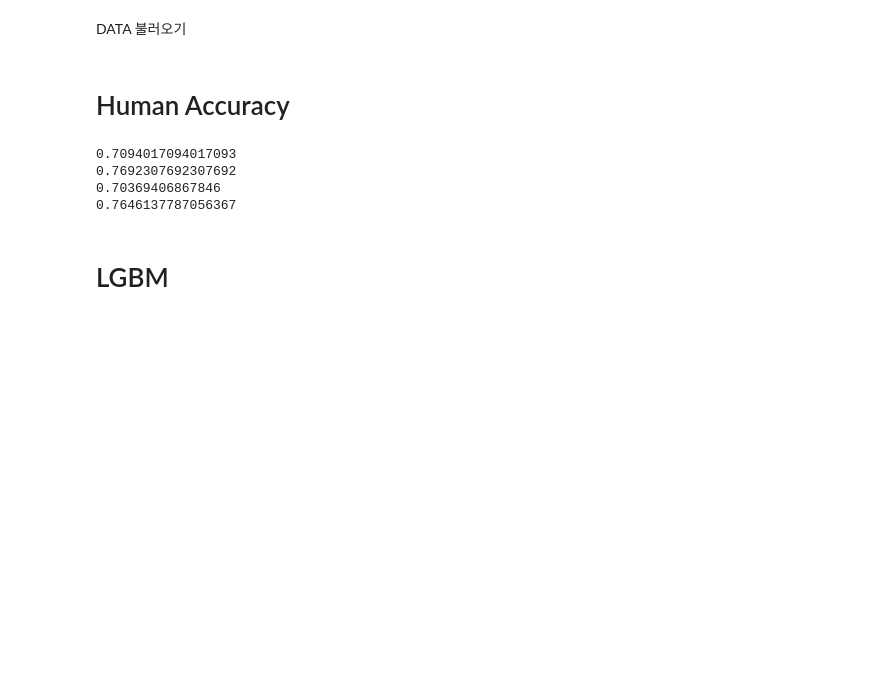
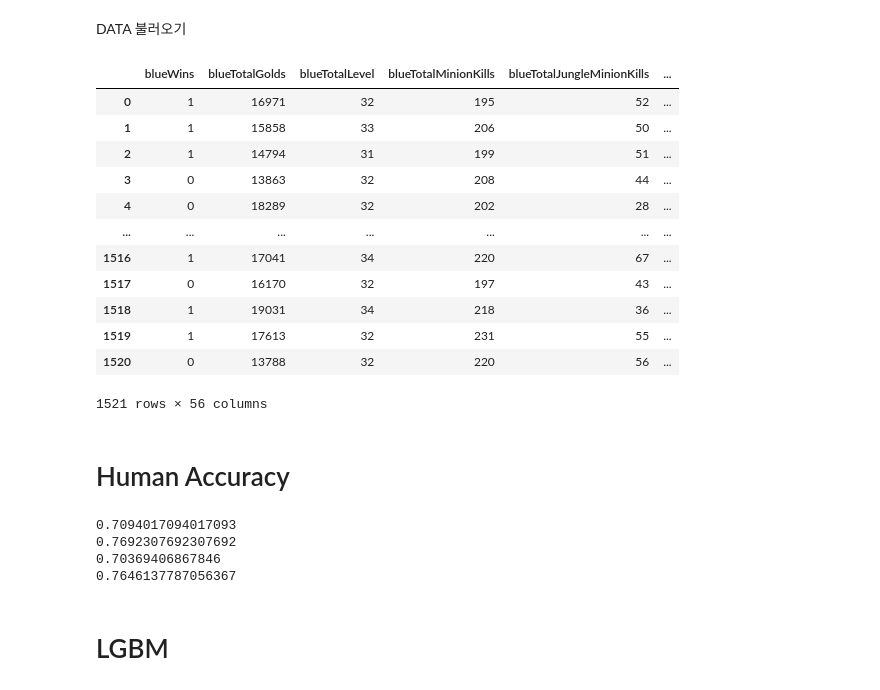
Before and after one commit to chomgid/esports_YSAL, a Jupyter notebook: LOL/CHANGWOOK/Model_final(GM).ipynb, the cells around one changed output. Drawn from its saved outputs; the diff is of its cells as text; code cells hidden in the pictures; blank space fills up the shorter version.

```diff
--- a/LOL/CHANGWOOK/Model_final(GM).ipynb
+++ b/LOL/CHANGWOOK/Model_final(GM).ipynb
@@ -30,6 +30,22 @@ gm15_drop = gm15_fix.drop("matchMin", axis=1)
 
 datas = [cl10_drop, cl15_drop, gm10_drop, gm15_drop]
 data_label = ["cl10", "cl15", "gm10", "gm15"]
+# %%
+cl10_fix
+# %% [output]
+|  | blueWins | blueTotalGolds | blueTotalLevel | blueTotalMinionKills | blueTotalJungleMinionKills | ... |
+| 0 | 1 | 16971 | 32 | 195 | 52 | ... |
+| 1 | 1 | 15858 | 33 | 206 | 50 | ... |
+| 2 | 1 | 14794 | 31 | 199 | 51 | ... |
+| 3 | 0 | 13863 | 32 | 208 | 44 | ... |
+| 4 | 0 | 18289 | 32 | 202 | 28 | ... |
+| ... | ... | ... | ... | ... | ... | ... |
+| 1516 | 1 | 17041 | 34 | 220 | 67 | ... |
+| 1517 | 0 | 16170 | 32 | 197 | 43 | ... |
+| 1518 | 1 | 19031 | 34 | 218 | 36 | ... |
+| 1519 | 1 | 17613 | 32 | 231 | 55 | ... |
+| 1520 | 0 | 13788 | 32 | 220 | 56 | ... |
+1521 rows × 56 columns
 # %% [markdown]
 # Human Accuracy
 # %%
```
Also changed, not shown: parts of 5 cells of this notebook, 4 other files.
